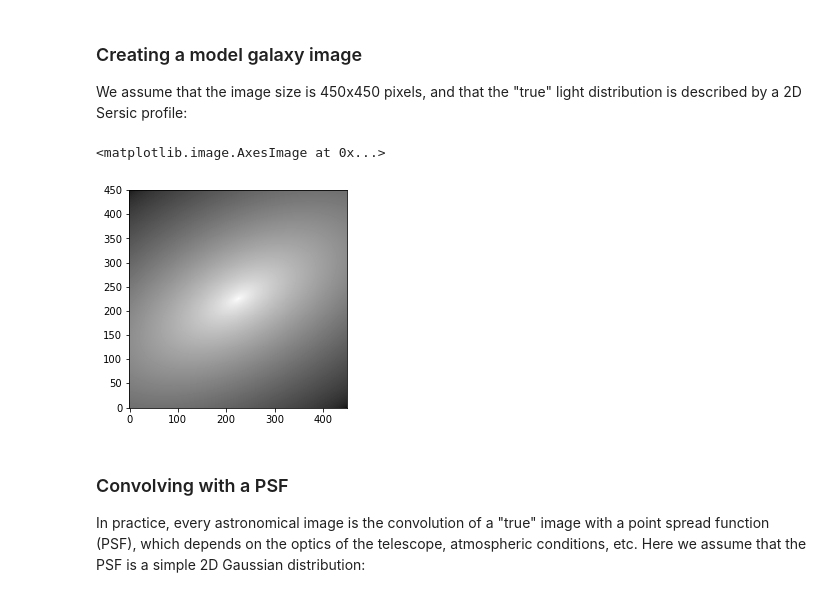
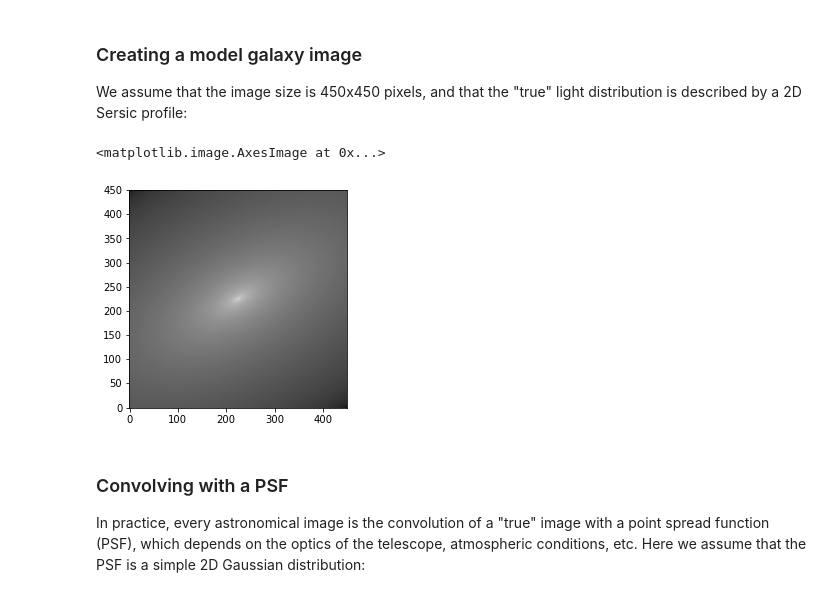
Before and after one commit to vrodgom/statmorph, a Jupyter notebook: notebooks/tutorial.ipynb, the cells around one changed output. Cells and saved outputs as stored; diff of their text form; code cells hidden in the pictures.

```diff
--- a/notebooks/tutorial.ipynb
+++ b/notebooks/tutorial.ipynb
@@ -31,13 +31,13 @@ We assume that the image size is 450x450 pixels, and that the "true" light distr
 # %%
 ny, nx = 450, 450
 y, x = np.mgrid[0:ny, 0:nx]
-sersic_model = models.Sersic2D(amplitude=1, r_eff=30, n=1.5, x_0=nx/2, y_0=ny/2,
+sersic_model = models.Sersic2D(amplitude=1, r_eff=30, n=4.0, x_0=nx/2, y_0=ny/2,
                                ellip=0.5, theta=0.5)
 image = sersic_model(x, y)
 plt.imshow(log_scaling(image), origin='lower', cmap='gray')
 # %% [output]
 <matplotlib.image.AxesImage at 0x...>
-[figure, old version]
+[figure, new version]
 # %% [markdown]
 ### Convolving with a PSF
 
```
Also changed, not shown: parts of 8 cells of this notebook, 4 other files.
